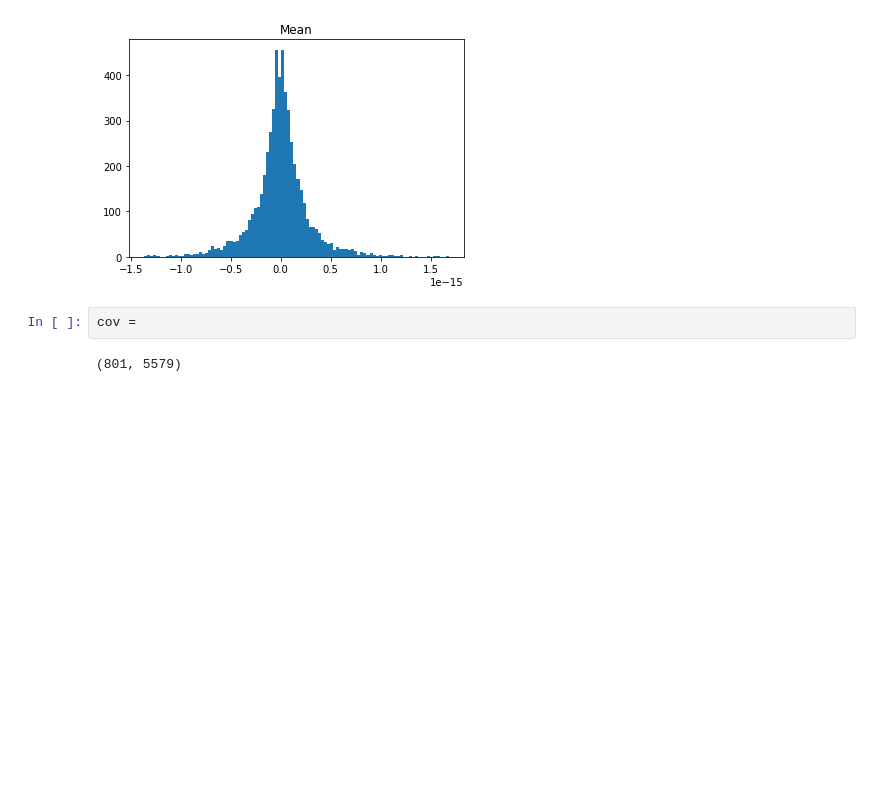
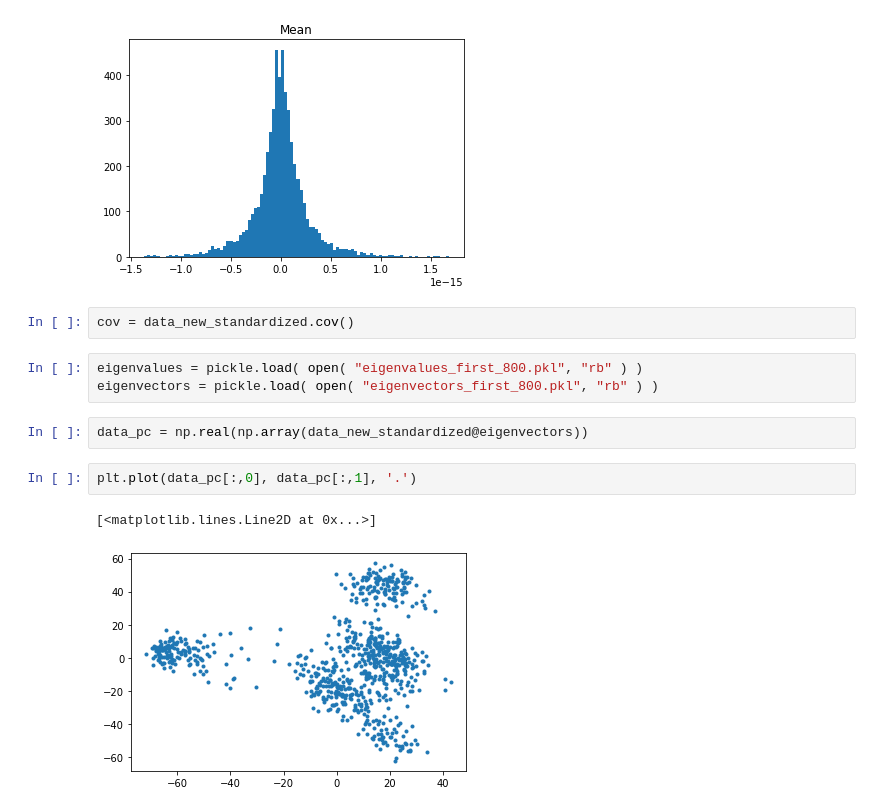
Before and after one commit to dtonderski/statistical_learning_for_big_data, a Jupyter notebook: Homework 2/Untitled.ipynb, the cells around one changed output. Drawn from its saved outputs; the diff is of its cells as text; blank space fills up the shorter version.

```diff
--- a/Homework 2/Untitled.ipynb
+++ b/Homework 2/Untitled.ipynb
@@ -55,6 +56,14 @@ plt.show()
 [figure]
 [figure]
 # %%
-cov =
+cov = data_new_standardized.cov()
-# %% [output]
-(801, 5579)
+# %%
+eigenvalues = pickle.load( open( "eigenvalues_first_800.pkl", "rb" ) )
+eigenvectors = pickle.load( open( "eigenvectors_first_800.pkl", "rb" ) )
+# %%
+data_pc = np.real(np.array(data_new_standardized@eigenvectors))
+# %%
+plt.plot(data_pc[:,0], data_pc[:,1], '.')
+# %% [output]
+[<matplotlib.lines.Line2D at 0x...>]
+[figure, added]
```
Also changed, not shown: parts of 4 cells of this notebook, 2 other files.
